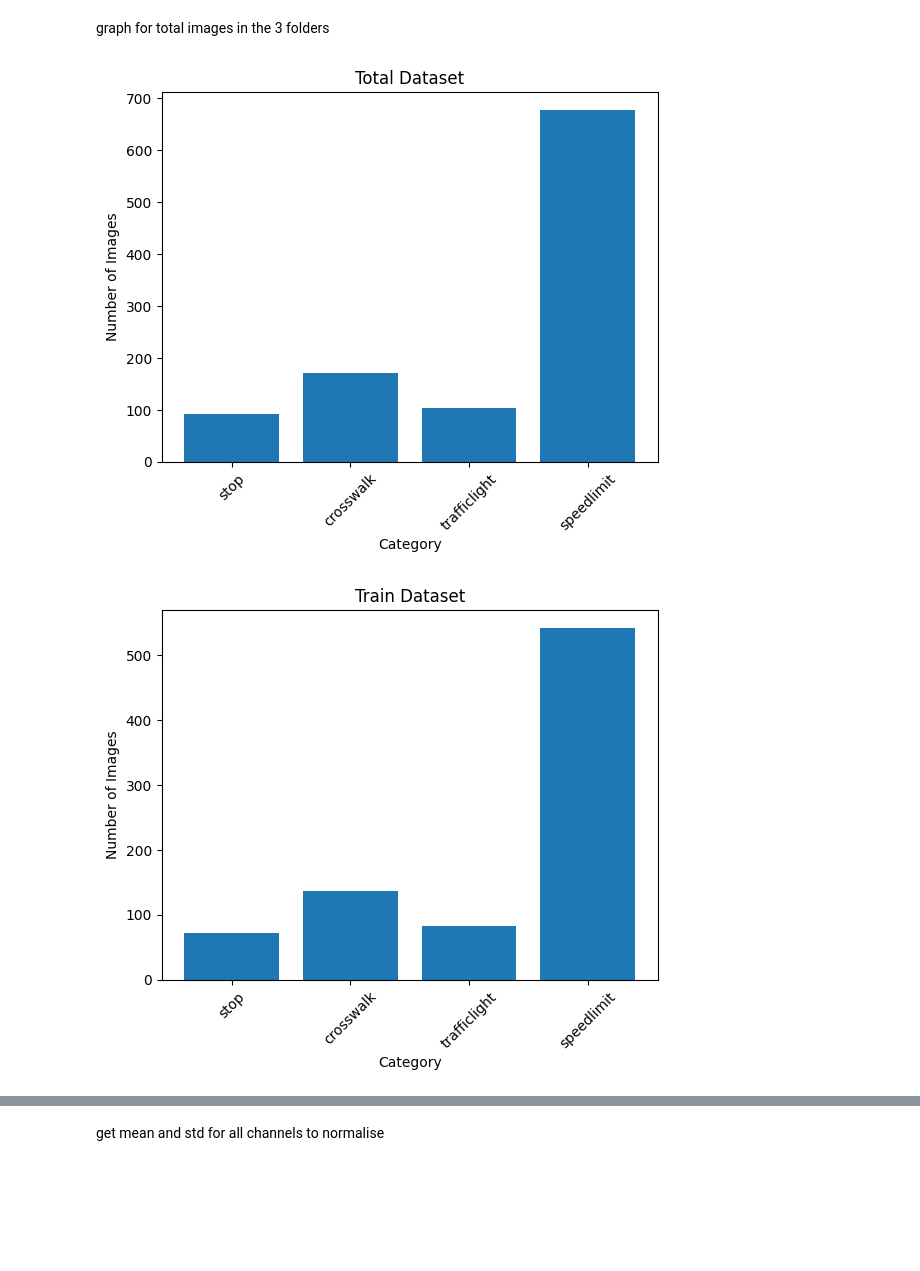
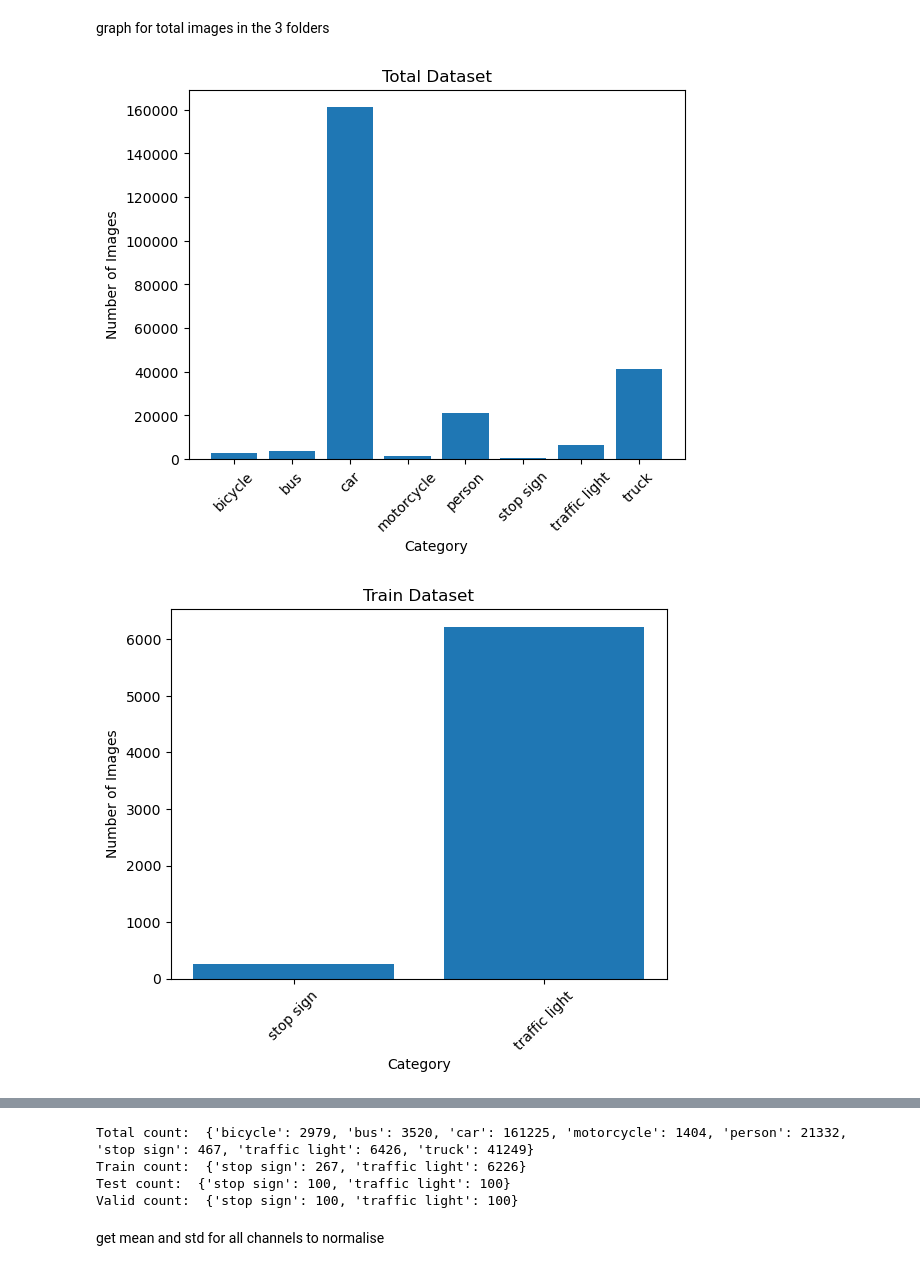
Before and after one commit to njames3134/DL-reweighting, a Jupyter notebook: Last_checkpoint/preprocessing.ipynb, the cells around one changed output, grey strips where cells are left out. Cells and saved outputs as stored; diff of their text form; code cells hidden in the pictures; blank space fills up the shorter version.

Commit message:
Add argoverse-hd binary model support

```diff
--- a/Last_checkpoint/preprocessing.ipynb
+++ b/Last_checkpoint/preprocessing.ipynb
@@ -63,10 +69,10 @@ for filename in os.listdir(folder_path):
 # %% [markdown]
 create separate train, test, validate folders
 # %%
-source_folder = "./dataset/processed"
-train_folder = './dataset/train'
-test_folder = './dataset/test'
-validate_folder = './dataset/validate'
+source_folder = "../dataset-ninja/processed"
+train_folder = '../dataset-ninja/train'
+test_folder = '../dataset-ninja/test'
+validate_folder = '../dataset-ninja/validate'
 
 # Create destination folders if they don't exist
 for folder in [train_folder, test_folder, validate_folder]:
@@ -117,10 +123,10 @@ for category_folder in os.listdir(source_folder):
         for file in validate_files:
             shutil.copy(os.path.join(category_path, file), os.path.join(validate_category_folder, file))
 # %%
-source_folder = "./dataset/processed"
-train_folder = './dataset/train_unbiased'
-test_folder = './dataset/test_unbiased'
-validate_folder = './dataset/validate_unbiased'
+source_folder = "../dataset-ninja/processed"
+train_folder = '../dataset-ninja/train_unbiased'
+test_folder = '../dataset-ninja/test_unbiased'
+validate_folder = '../dataset-ninja/validate_unbiased'
 
 # Create destination folders if they don't exist
 for folder in [train_folder, test_folder, validate_folder]:
@@ -173,10 +229,10 @@ for category_folder in os.listdir(source_folder):
 # %% [markdown]
 graph for total images in the 3 folders
 # %%
-train_folder = './dataset/train_unbiased'
-test_folder = './dataset/test_unbiased'
-validate_folder = './dataset/validate_unbiased'
-total_folder  = './dataset/processed/'
+train_folder = '../dataset-ninja/train_binary'
+test_folder = '../dataset-ninja/test_binary'
+validate_folder = '../dataset-ninja/validate_binary'
+total_folder = '../dataset-ninja/processed/'
 
 # Function to count the total number of images in each category folder
 def count_images(folder):
@@ -184,32 +240,37 @@ def count_images(folder):
     category_counts = {}
     for category in categories:
         category_path = os.path.join(folder, category)
         if os.path.isdir(category_path):
             num_images = len(os.listdir(category_path))
             category_counts[category] = num_images
     return category_counts
 
 # Count the total number of images in each category for train, test, and validate folders
 train_counts = count_images(train_folder)
 test_counts = count_images(test_folder)
 validate_counts = count_images(validate_folder)
 total_count = count_images(total_folder)
 
 # Plot graphs
 def plot_graph(counts, title):
     categories = list(counts.keys())
     values = list(counts.values())
     plt.bar(categories, values)
     plt.xlabel('Category')
     plt.ylabel('Number of Images')
     plt.title(title)
     plt.xticks(rotation=45)
     plt.show()
 
 plot_graph(total_count, 'Total Dataset')
 plot_graph(train_counts, 'Train Dataset')
 plot_graph(test_counts, 'Test Dataset')
 plot_graph(validate_counts, 'Validation Dataset')
+
+print("Total count: ", total_count)
+print("Train count: ", train_counts)
+print("Test count: ", test_counts)
+print("Valid count: ", validate_counts)
 # %% [output]
-[figure, old version]
+[figure, new version]
-[figure, old version]
+[figure, new version]
@@ -218,3 +279,7 @@ plot_graph(validate_counts, 'Validation Dataset')
+Total count:  {'bicycle': 2979, 'bus': 3520, 'car': 161225, 'motorcycle': 1404, 'person': 21332, 'stop sign': 467, 'traffic light': 6426, 'truck': 41249}
+Train count:  {'stop sign': 267, 'traffic light': 6226}
+Test count:  {'stop sign': 100, 'traffic light': 100}
+Valid count:  {'stop sign': 100, 'traffic light': 100}
 # %% [markdown]
 get mean and std for all channels to normalise
 # %%
```
Also changed, not shown: parts of 8 cells of this notebook, 4 other files.
